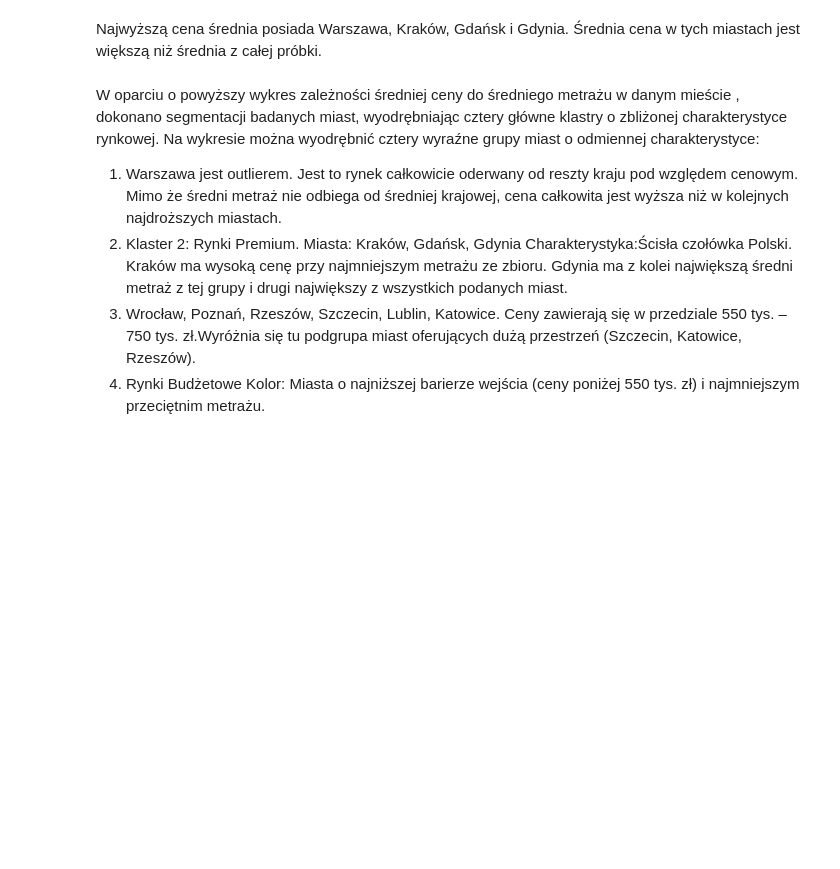
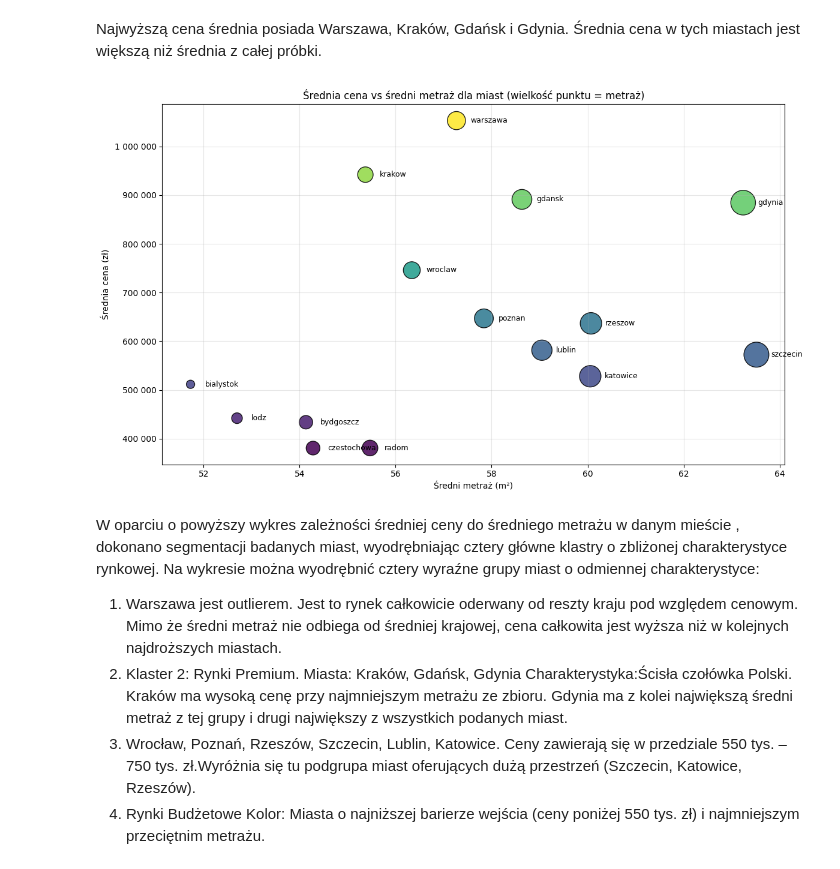
Before and after one commit to majadoris778/Analiza-Danych-R-i-Python-Grupa-Wsparcie-Projektowe, a Jupyter notebook: Projekt.ipynb, the cells around one changed output. Drawn from its saved outputs; the diff is of its cells as text; code cells hidden in the pictures; blank space fills up the shorter version.

```diff
--- a/Projekt.ipynb
+++ b/Projekt.ipynb
@@ -156,31 +190,44 @@ Najwyższą cena średnia posiada Warszawa, Kraków, Gdańsk i Gdynia. Średnia
 # %%
 import matplotlib.pyplot as plt
 import matplotlib.ticker as mtick
+import pandas as pd
 
-# używamy istniejącego avg_city_stats
-df_plot = avg_city_stats.copy()
+# 1.
+# Obliczamy średnią cenę i metraż dla każdego miasta
+df_plot = df.groupby('city')[['price', 'squareMeters']].mean().reset_index()
 
+df_plot.columns = ['city', 'avg_price', 'avg_squareMeters']
+
+# 2. DEFINICJA OSI
 x = df_plot['avg_squareMeters']
 y = df_plot['avg_price']
-sizes = (x - x.min()) / (x.max() - x.min()) * 800 + 100  # rozmiar punktu odpowiada metrażowi
 
+# skalowanie rozmiaru kulek, żeby były czytelne)
+sizes = (x - x.min()) / (x.max() - x.min()) * 800 + 100
+
+# 3. RYSOWANIE WYKRESU
 fig, ax = plt.subplots(figsize=(12, 7))
+
+# Scatter plot
 sc = ax.scatter(x, y, s=sizes, c=y, cmap='viridis', alpha=0.85, edgecolor='k')
 
-# podpisy miast
+# 4. PODPISY MIAST
 for _, r in df_plot.iterrows():
-    ax.text(r['avg_squareMeters'] + 0.2, r['avg_price'], r['city'], fontsize=8, va='center')
+    ax.text(r['avg_squareMeters'] + 0.3, r['avg_price'], r['city'], fontsize=9, va='center')
 
+# 5. FORMATOWANIE
 ax.set_xlabel('Średni metraż (m²)')
 ax.set_ylabel('Średnia cena (zł)')
 ax.set_title('Średnia cena vs średni metraż dla miast (wielkość punktu = metraż)')
 ax.grid(alpha=0.3)
 
-# sformatowanie osi Y z separatorami tysięcy
+# Formatowanie osi Y
 ax.yaxis.set_major_formatter(mtick.FuncFormatter(lambda val, pos: f"{int(val):,}".replace(',', ' ')))
 
 plt.tight_layout()
 plt.show()
+# %% [output]
+[figure, added]
 # %% [markdown]
 W oparciu o powyższy wykres zależności średniej ceny do średniego metrażu w danym mieście , dokonano segmentacji badanych miast, wyodrębniając cztery główne klastry o zbliżonej charakterystyce rynkowej.
 Na wykresie można wyodrębnić cztery wyraźne grupy miast o odmiennej charakterystyce:
```
Also changed, not shown: parts of 18 cells of this notebook.
